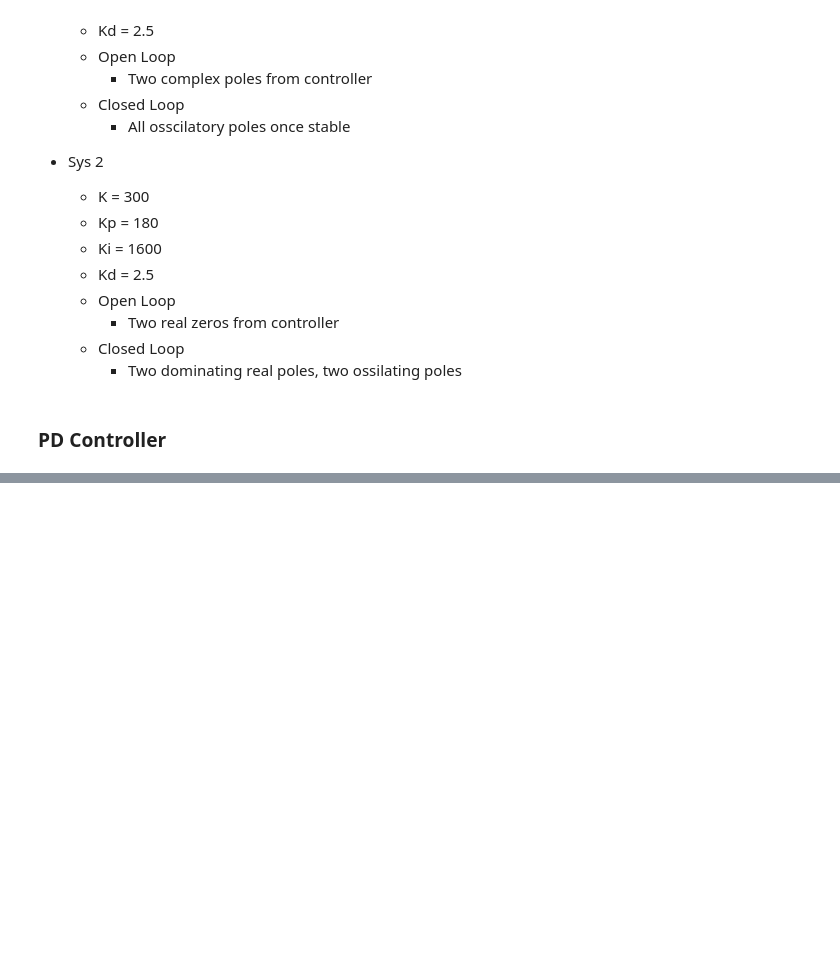
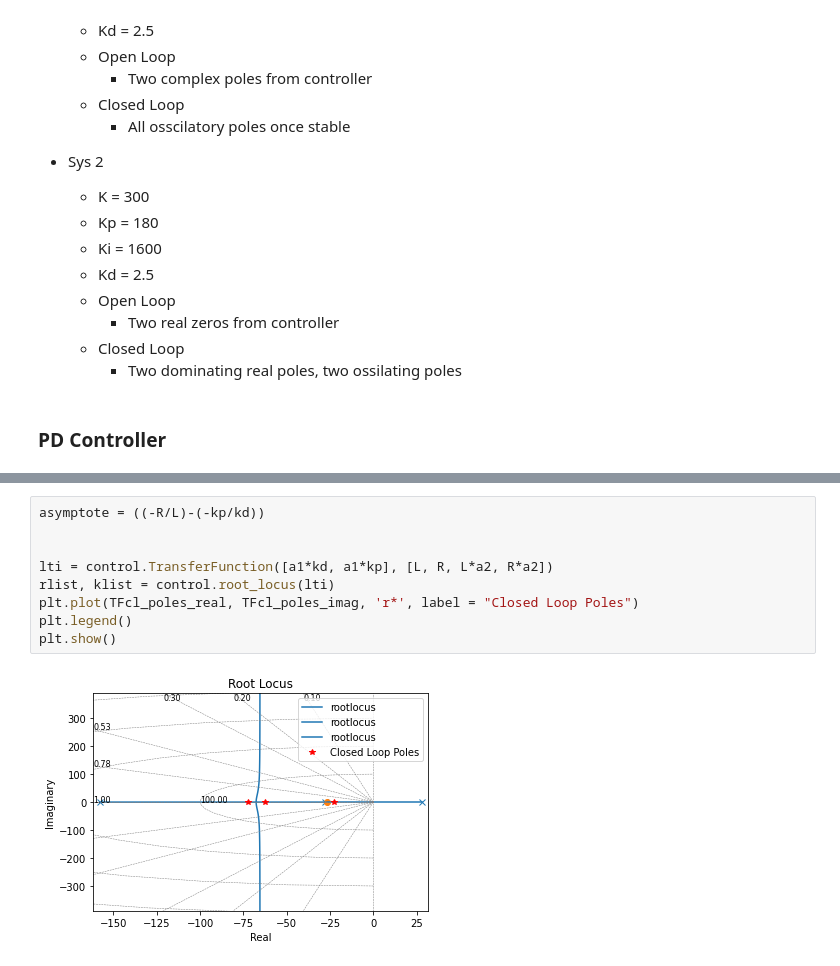
Before and after one commit to AmyPhung/mag-lev-controls, a Jupyter notebook: notebooks/controller_tuning.ipynb, the cells around one changed output, grey strips where cells are left out. Cells and saved outputs as stored; diff of their text form; blank space fills up the shorter version.

```diff
--- a/notebooks/controller_tuning.ipynb
+++ b/notebooks/controller_tuning.ipynb
@@ -321,3 +301,14 @@ asymptote = -134.85870438764837
+# %%
+asymptote = ((-R/L)-(-kp/kd))
+
+
+lti = control.TransferFunction([a1*kd, a1*kp], [L, R, L*a2, R*a2])
+rlist, klist = control.root_locus(lti)
+plt.plot(TFcl_poles_real, TFcl_poles_imag, 'r*', label = "Closed Loop Poles")
+plt.legend()
+plt.show()
+# %% [output]
+[figure, added]
 # %%
 f = np.logspace(-1,5)
 w = 1*np.pi*f
```
Also changed, not shown: parts of 15 cells of this notebook, 22 other files.
